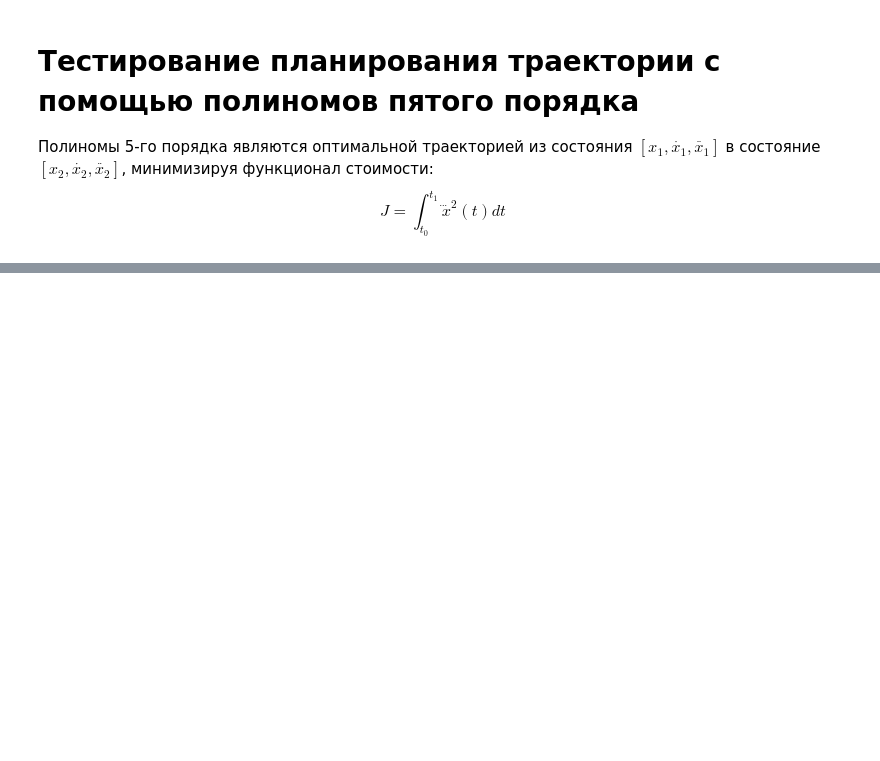
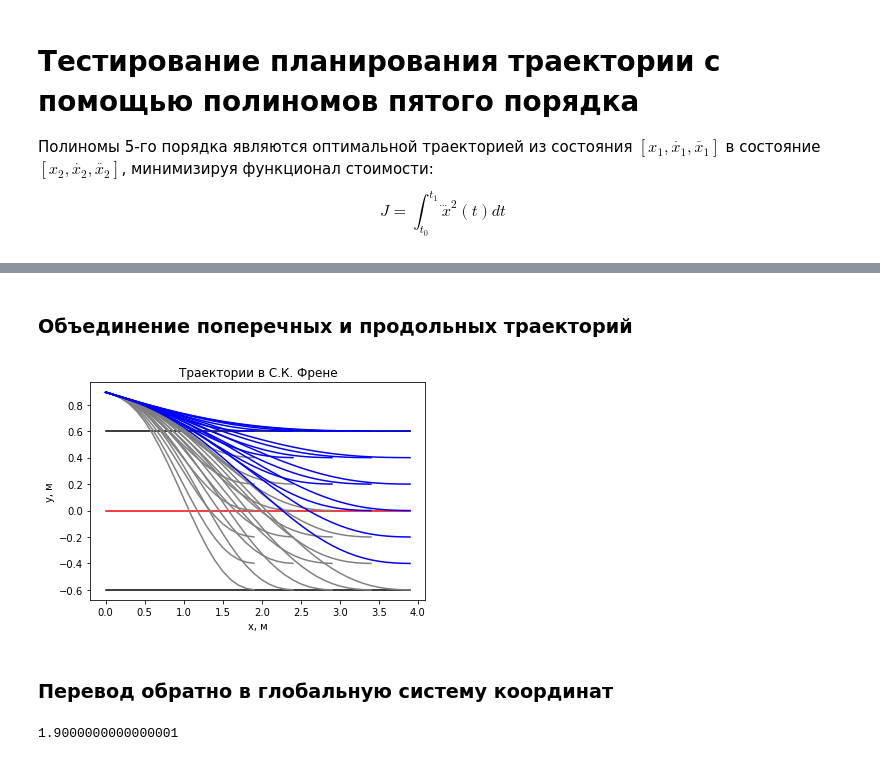
Before and after one commit to aemarkov/jetson_car, a Jupyter notebook: quntic-planning.ipynb, the cells around one changed output, grey strips where cells are left out. Saved outputs shown, nothing was run; the diff lists cells and outputs as text; code cells hidden in the pictures; blank space fills up the shorter version.

```diff
--- a/quntic-planning.ipynb
+++ b/quntic-planning.ipynb
@@ -288,0 +359,47 @@ plt.show()
+# %% [markdown]
+### Объединение поперечных и продольных траекторий
+# %%
+def combine_trajectory(trajectory):
+    lon_trajectory, lat_trajectory = trajectory
+
+    if lat_trajectory.len() != lon_trajectory.len():
+        raise ValueError('Lateral and longitudinal trajectories should be same length')
+
+    n = lon_trajectory.len()
+
+    comb = np.zeros((n, 2))    # combined trajectory   (x)
+    dcomb = np.zeros((n, 2))   # combined veclocity    (dx/dt)
+    ddcomb = np.zeros((n, 2))  # combined acceleration (d2x/dt^2)
+
+    for i in range(n):
+        comb[i] = [lon_trajectory.x[i], lat_trajectory.x[i]]
+        dcomb[i] = [lon_trajectory.dx[i], lat_trajectory.dx[i]]
+        ddcomb[i] = [lon_trajectory.ddx[i], lat_trajectory.ddx[i]]
+
+    new_tr =  Trajectory(comb, dcomb, ddcomb, lon_trajectory.time)
+    new_tr.valid = lon_trajectory.valid and lat_trajectory.valid
+    return new_tr
+
+frenet_trajectories = []
+
+for trajectory in trajectories:
+    frenet_trajectories.append(combine_trajectory(trajectory))
+
+# Don't worry, just draw road borders
+xs = max(frenet_trajectories, key=lambda tr: tr.x[-1, 0]).x[:,0]
+plt.plot(xs, [D_MIN]*len(xs), color='k')
+plt.plot(xs, [0]*len(xs), color='r')
+plt.plot(xs, [D_MAX]*len(xs), color='k')
+
+for trajectory in frenet_trajectories:
+    color = 'blue' if trajectory.valid else 'grey'
+    plt.plot(trajectory.x[:,0], trajectory.x[:,1], color=color)
+
+plt.xlabel('x, м')
+plt.ylabel('y, м')
+plt.title('Траектории в С.К. Френе')
+plt.show()
+# %% [output]
+[figure, added]
+# %% [markdown]
+### Перевод обратно в глобальную систему координат
@@ -288,0 +449,4 @@ plt.show()
+# %%
+tr.x[-1, 0]
+# %% [output]
+1.9000000000000001
```
Also changed, not shown: parts of 12 cells of this notebook.
